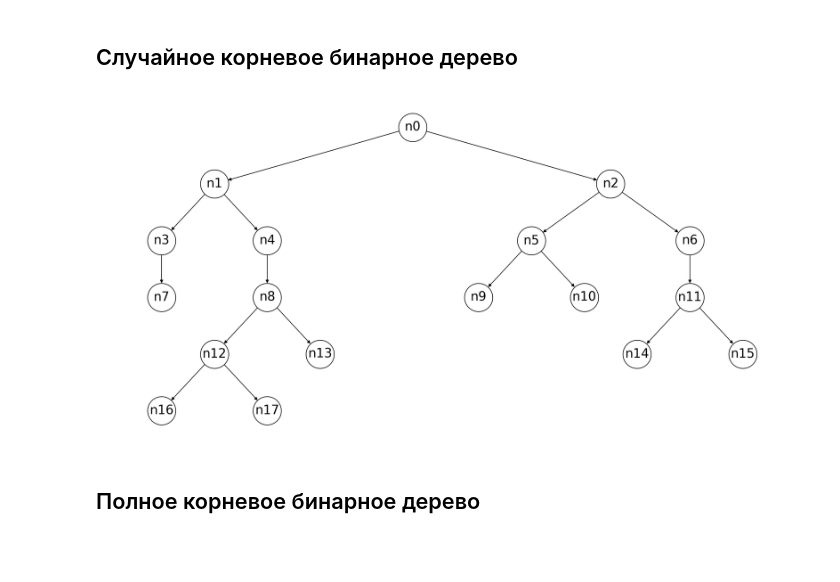
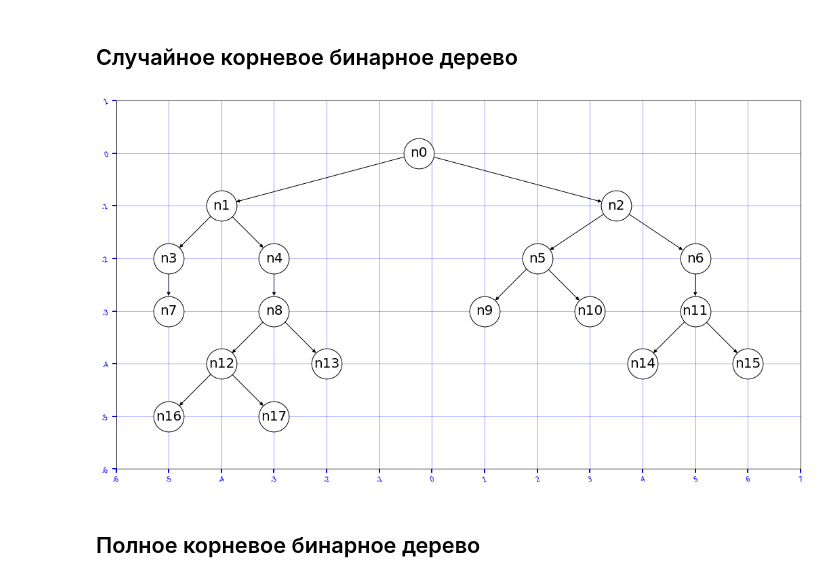
Before and after one commit to ivanov-v-v/data-visualisation-mipt-2021, a Jupyter notebook: layered-tree-draw/vignette.ipynb, the cells around one changed output. Cells and saved outputs as stored; diff of their text form; code cells hidden in the pictures; blank space fills up the shorter version.

Commit message:
DAG-draw

```diff
--- a/layered-tree-draw/vignette.ipynb
+++ b/layered-tree-draw/vignette.ipynb
@@ -16,36 +15,78 @@ import tree_visualisation
 def draw_tree(
     tree: nx.DiGraph,
     min_allowed_margin: int = 1,
+    axis_type: str = 'on',
     figsize: tp.Tuple[int, int] = (20,10),
     **plot_kwargs
 ):
     layout = tree_visualisation.get_layered_layout(
         tree, min_allowed_margin
     )
+    coordinates = np.vstack(list(layout.values()))
+    xlims = (
+        np.floor(np.min(coordinates[:, 0])) - 1,
+        np.ceil(np.max(coordinates[:, 0]) + 1)
+    )
+    ylims = (
+        np.floor(np.min(coordinates[:, 1])) - 1,
+        np.ceil(np.max(coordinates[:, 1]) + 1)
+    )
+
     fig, ax = plt.subplots(figsize=figsize)
-    nx.draw(
+    plt.axis(axis_type)
+    nx.draw_networkx(
         tree,
         pos=layout,
         ax=ax,
         **plot_kwargs
     )
+
+    xgrid = np.arange(xlims[0], xlims[1] + 1, dtype=int)
+    ax.set_xticks(xgrid)
+    ax.set_xticklabels(xgrid)
+
+    ygrid = np.arange(ylims[0], ylims[1] + 1, dtype=int)
+    ax.set_yticks(ygrid)
+    ax.set_yticklabels(ygrid)
+
+    plt.tick_params(
+        axis='both',
+        left=True,
+        bottom=True,
+        labelleft=True,
+        labelbottom=True,
+        labelrotation=20
+    )
+
+    ax.tick_params(
+        direction='out',
+        length=6,
+        width=2,
+        colors='b',
+        grid_color='b',
+        grid_alpha=0.5
+    )
+
     # Делаем границы вершин чёрными
     ax.collections[0].set_edgecolor("#000000")
+    plt.grid(True)
+    plt.show()
 # %% [markdown]
 ## Случайное корневое бинарное дерево
 # %%
 tree = nx.read_graphml('sample-data/binary_tree.xml')
 
 draw_tree(
     tree,
+    axis_type='square',
     min_allowed_margin=2,
     node_size=2000,
     node_color='white',
     font_size=20,
     with_labels=True
 )
 # %% [output]
-[figure, old version]
+[figure, new version]
 # %% [markdown]
 ## Полное корневое бинарное дерево
 # %%
```
Also changed, not shown: parts of 3 cells of this notebook, 3 other files.
